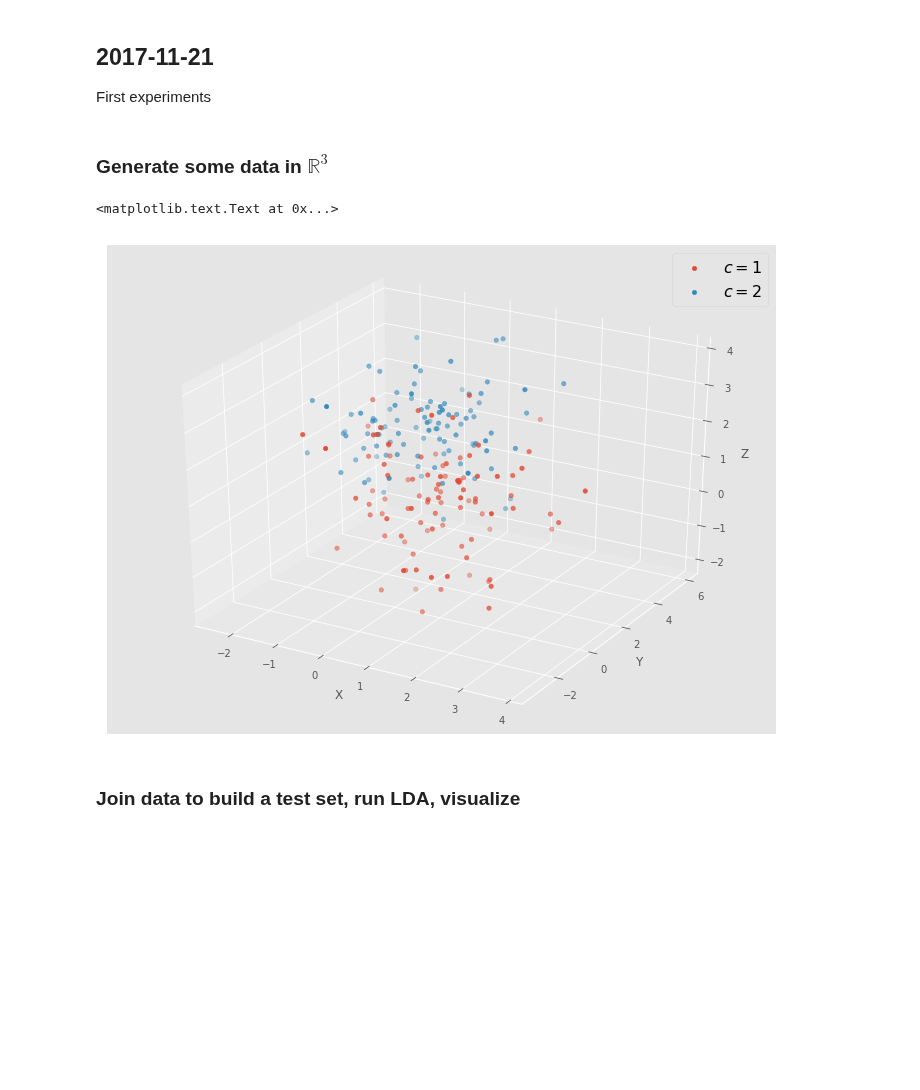
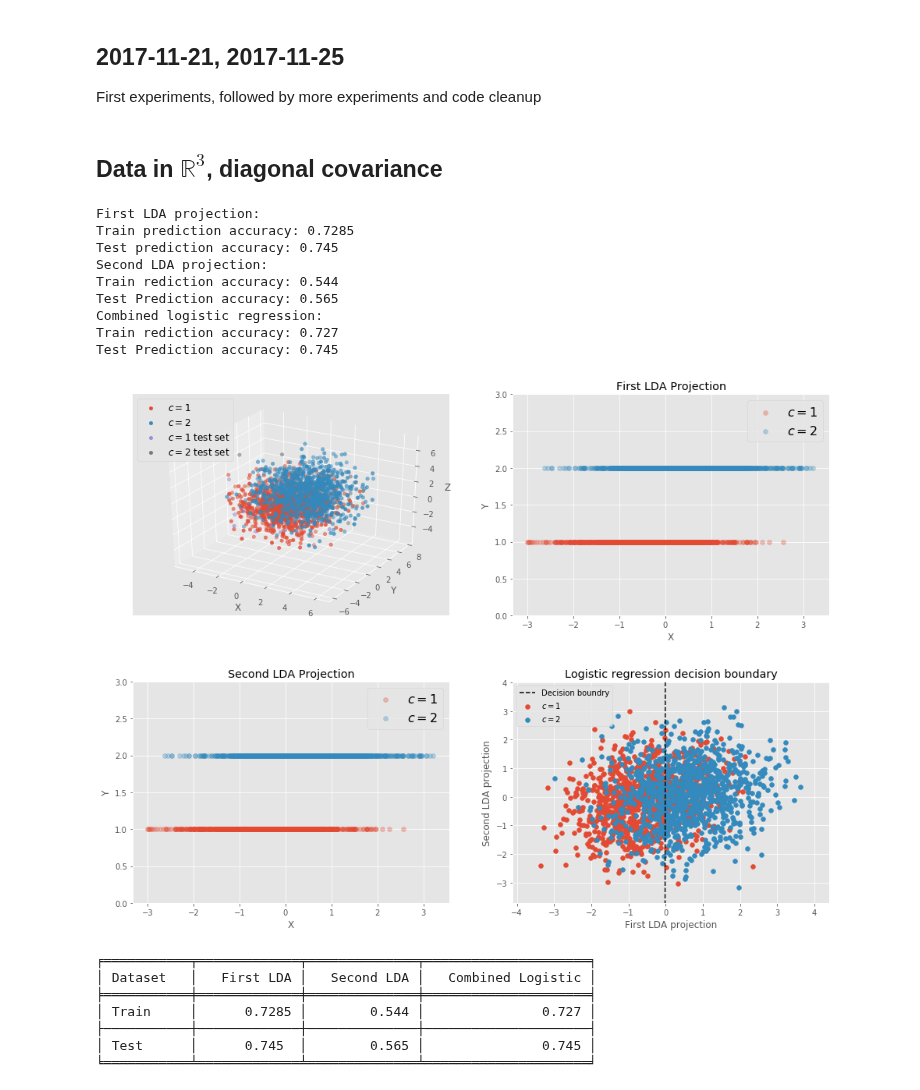
Before and after one commit to guydav/minerva, a Jupyter notebook: notebooks/CS156/0.X Final Project - Iterative LDA.ipynb, the cells around one changed output. Saved outputs shown, nothing was run; the diff lists cells and outputs as text; code cells hidden in the pictures; blank space fills up the shorter version.

Commit message:
WIP from last few weeks that I forgot to commit, plus final project research

```diff
--- a/notebooks/CS156/0.X Final Project - Iterative LDA.ipynb
+++ b/notebooks/CS156/0.X Final Project - Iterative LDA.ipynb
@@ -30,6 +30,6 @@ matplotlib.style.use('ggplot')
 
 RANDOM_SEED = 33
 # %% [markdown]
-## 2017-11-21
+## 2017-11-21, 2017-11-25
 
-First experiments
+First experiments, followed by more experiments and code cleanup
@@ -36,29 +170,41 @@ First experiments
 # %% [markdown]
-### Generate some data in $\mathbb{R}^3$
+## Data in $\mathbb{R}^3$, diagonal covariance
 # %%
 np.random.seed(RANDOM_SEED)
 
-FIRST_MEAN = np.asarray([1, 0, 1])
-FIRST_COV = np.eye(3) * np.random.uniform(0.5, 2.5, 3)
+D = 3
 
-SECOND_MEAN = np.asarray([0, 2, 2])
-SECOND_COV = np.eye(3) * np.random.uniform(0.5, 2.5, 3)
+FIRST_MEAN = np.random.uniform(0, 1, D) # np.asarray([1, 0, 1])
+FIRST_COV = np.eye(D) * np.random.uniform(2, 4, D)
 
-N = 100
+SECOND_MEAN = np.random.uniform(1, 2, D) # np.asarray([0, 2, 2])
+SECOND_COV = np.eye(D) * np.random.uniform(2, 4, D)
+
+N = 1000
+TEST_N = 100
 
 first_class = np.random.multivariate_normal(FIRST_MEAN, FIRST_COV, N)
 second_class = np.random.multivariate_normal(SECOND_MEAN, SECOND_COV, N)
 
-fig = plt.figure(figsize=(12, 9))
-ax = fig.add_subplot(111, projection='3d')
-ax.scatter(first_class[:, 0], first_class[:, 1], first_class[:, 2], label='$c=1$')
-ax.scatter(second_class[:, 0], second_class[:, 1], second_class[:, 2], label='$c=2$')
-ax.legend(loc='best', fontsize=16)
-ax.set_xlabel('X', size=12)
-ax.set_ylabel('Y', size=12)
-ax.set_zlabel('Z', size=12)
+first_test = np.random.multivariate_normal(FIRST_MEAN, FIRST_COV, TEST_N)
+second_test = np.random.multivariate_normal(SECOND_MEAN, SECOND_COV, TEST_N)
+
+lda_projection_experiment(first_class, second_class, first_test, second_test)
 # %% [output]
-<matplotlib.text.Text at 0x...>
+First LDA projection:
+Train prediction accuracy: 0.7285
+Test prediction accuracy: 0.745
+Second LDA projection:
+Train rediction accuracy: 0.544
+Test Prediction accuracy: 0.565
+Combined logistic regression:
+Train rediction accuracy: 0.727
+Test Prediction accuracy: 0.745
-[figure, old version]
+[figure, new version]
+╒═══════════╤═════════════╤══════════════╤═════════════════════╕
+│ Dataset   │   First LDA │   Second LDA │   Combined Logistic │
+╞═══════════╪═════════════╪══════════════╪═════════════════════╡
+│ Train     │      0.7285 │        0.544 │               0.727 │
+├───────────┼─────────────┼──────────────┼─────────────────────┤
+│ Test      │      0.745  │        0.565 │               0.745 │
+╘═══════════╧═════════════╧══════════════╧═════════════════════╛
-# %% [markdown]
-### Join data to build a test set, run LDA, visualize
```
Also changed, not shown: parts of 9 cells of this notebook, 4 other files.
